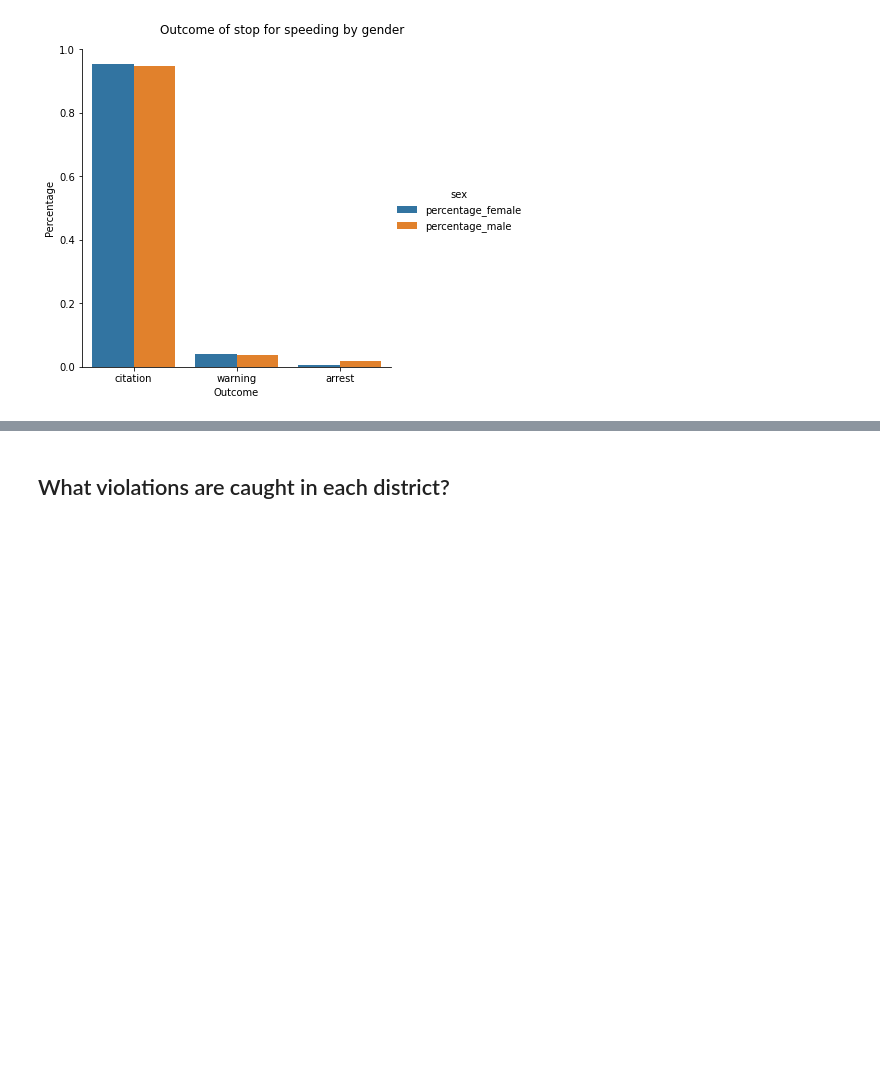
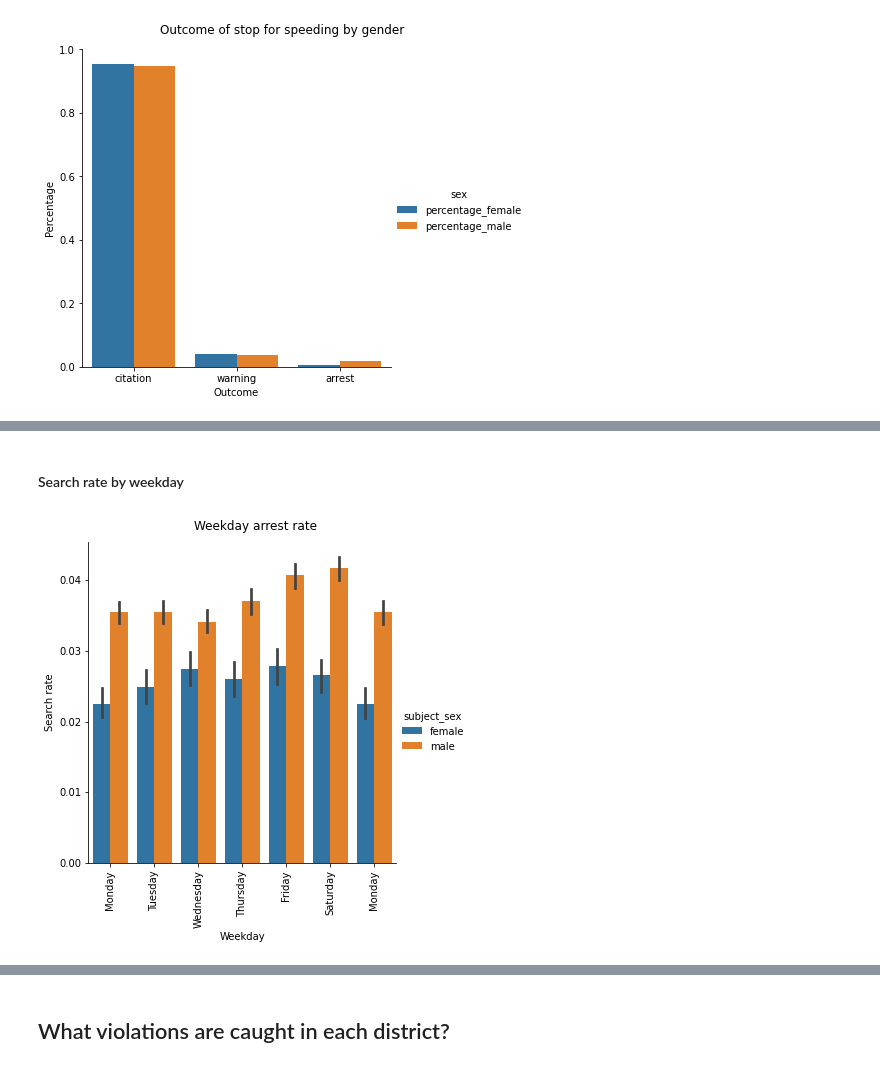
Before and after one commit to laubana90/StanfordOpenPolicingProject, a Jupyter notebook: RhodeIsland.ipynb, the cells around one changed output, grey strips where cells are left out. Drawn from its saved outputs; the diff is of its cells as text; code cells hidden in the pictures; blank space fills up the shorter version.

```diff
--- a/RhodeIsland.ipynb
+++ b/RhodeIsland.ipynb
@@ -435,0 +422,21 @@ Freq: A-DEC, Name: search_conducted, dtype: float64
+# %% [markdown]
+#### Search rate by weekday<a name="search_weekday"></a>
+# %%
+# Create a bar plot of arrest rate per weekday
+
+ri['weekday'] = ri.index.weekday
+ri['weekday'] = ri['weekday'].astype(int)
+
+weekday_dict = {0:'Monday', 1:'Tuesday', 2:'Wednesday', 3:'Thursday', 4:'Friday', 5:'Saturday', 6:'Sunday'}
+ri["weekday"].replace(weekday_dict, inplace=True)
+
+days_order = ['Monday','Tuesday','Wednesday','Thursday','Friday','Saturday','Monday']
+
+fig_arrest_weekday = sns.catplot(x='weekday', y='arrest_made', data=ri, kind='bar', hue='subject_sex', order=days_order)
+fig_arrest_weekday.fig.suptitle("Weekday arrest rate",y=1.03)
+fig_arrest_weekday.set(xlabel="Weekday", ylabel="Search rate")
+plt.xticks(rotation=90)
+plt.show()
+fig_arrest_weekday.savefig("figures/fig_arrest_weekday.png")
+# %% [output]
+[figure, added]
```
Also changed, not shown: parts of 17 cells of this notebook, 6 other files.
